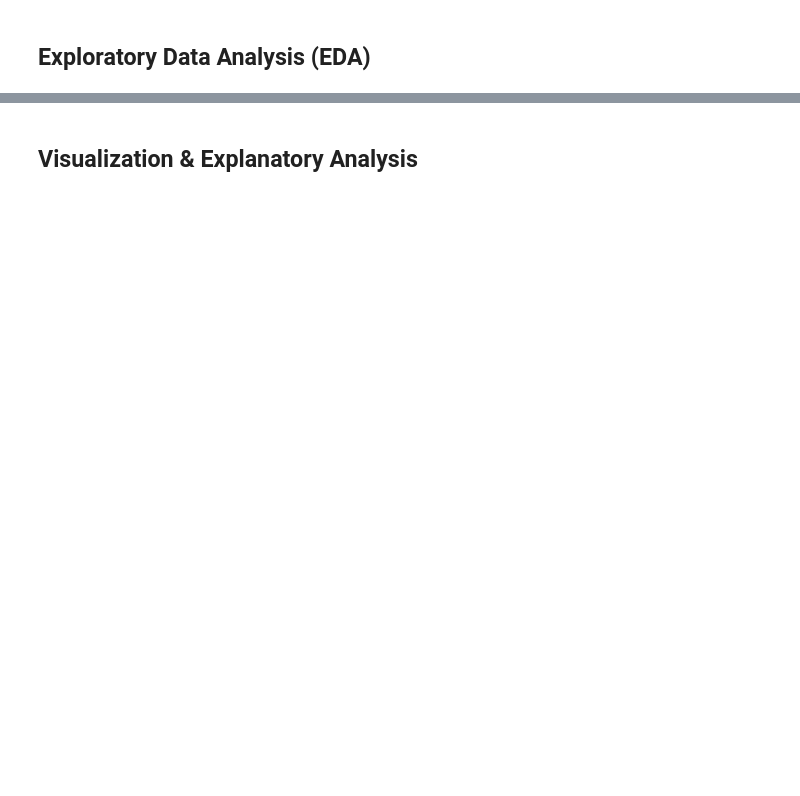
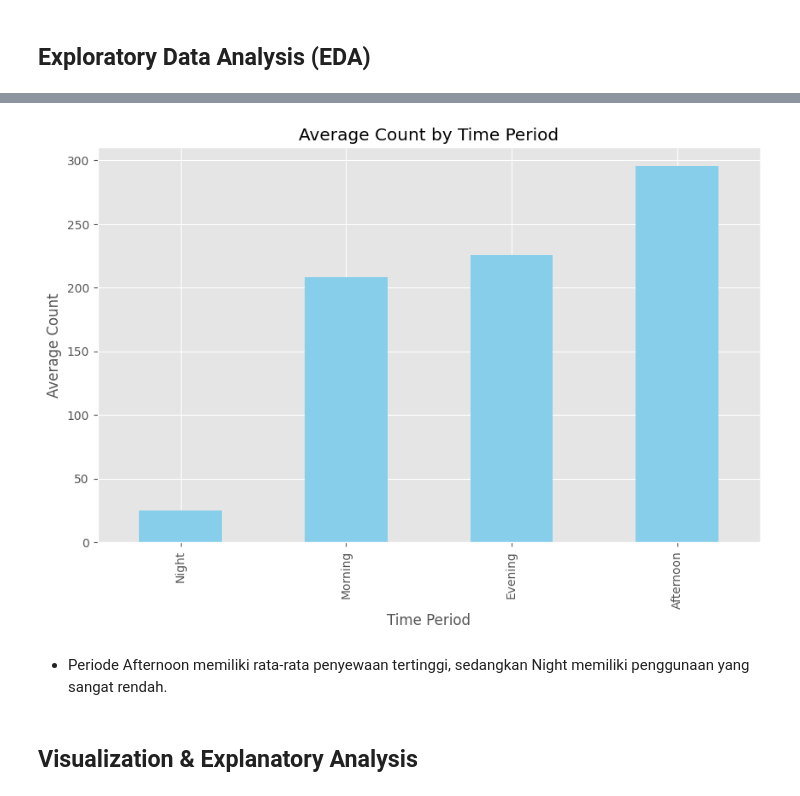
Before and after one commit to undagie/Dicoding-Belajar-Analisis-Data-dengan-Python, a Jupyter notebook: notebook.ipynb, the cells around one changed output, grey strips where cells are left out. Saved outputs shown, nothing was run; the diff lists cells and outputs as text; code cells hidden in the pictures; blank space fills up the shorter version.

```diff
--- a/notebook.ipynb
+++ b/notebook.ipynb
@@ -188,0 +252,25 @@ plt.show()
+# %%
+# Grouping berdasarkan waktu (Morning, Afternoon, Evening, Night)
+def categorize_hour(hour):
+    if 6 <= hour < 12:
+        return 'Morning'
+    elif 12 <= hour < 18:
+        return 'Afternoon'
+    elif 18 <= hour < 24:
+        return 'Evening'
+    else:
+        return 'Night'
+
+df_hour['time_period'] = df_hour['hr'].apply(categorize_hour)
+period_avg = df_hour.groupby('time_period')['cnt'].mean().sort_values()
+
+plt.figure(figsize=(10, 6))
+period_avg.plot(kind='bar', color='skyblue')
+plt.title("Average Count by Time Period")
+plt.xlabel("Time Period")
+plt.ylabel("Average Count")
+plt.show()
+# %% [output]
+[figure, added]
+# %% [markdown]
+- Periode Afternoon memiliki rata-rata penyewaan tertinggi, sedangkan Night memiliki penggunaan yang sangat rendah.
```
Also changed, not shown: parts of 30 cells of this notebook, 3 other files.
